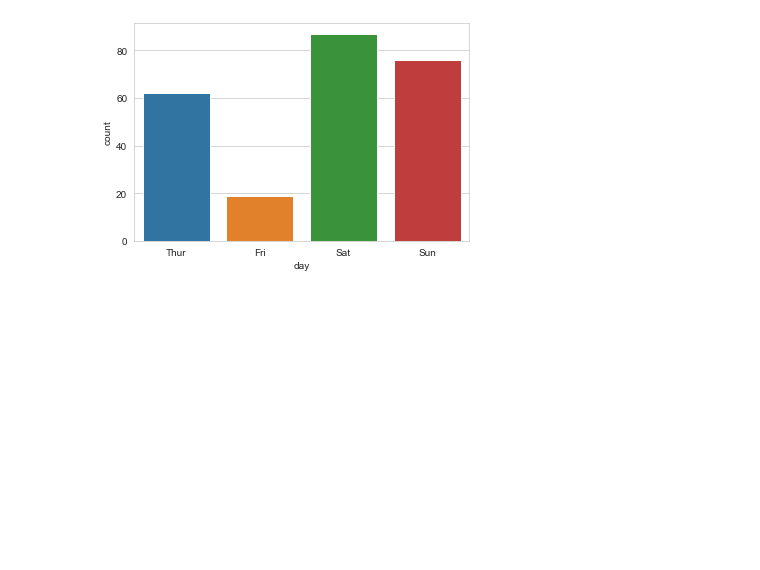
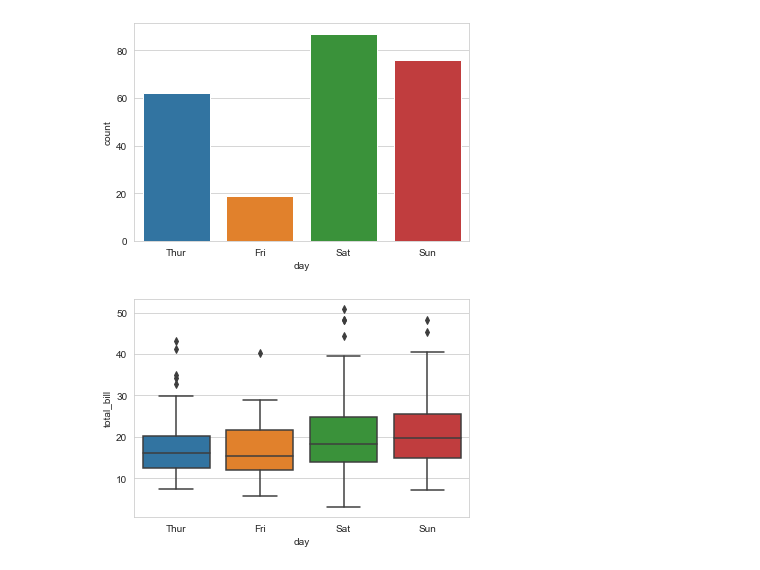
Before and after one commit to WujinK/3.17-, a Jupyter notebook: seaborn연습.ipynb, the cells around one changed output. Cells and saved outputs as stored; diff of their text form; code cells hidden in the pictures; blank space fills up the shorter version.

```diff
--- a/seaborn연습.ipynb
+++ b/seaborn연습.ipynb
@@ -60,3 +60,10 @@ sns.countplot(x="day", data=tips)
 plt.show()
 # %% [output]
 [figure]
+# %%
+# 요일별 식사
+tips.head(10)
+sns.boxplot(x="day", y = "total_bill", data=tips)
+plt.show()
+# %% [output]
+[figure, added]
```
